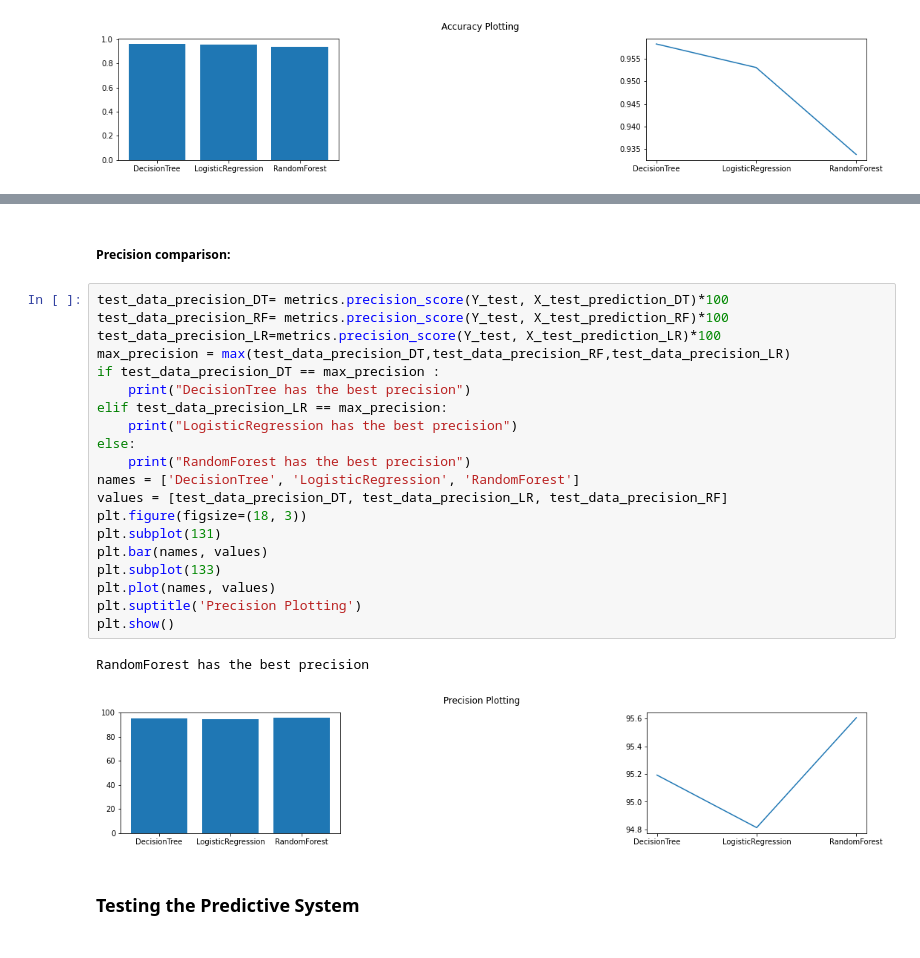
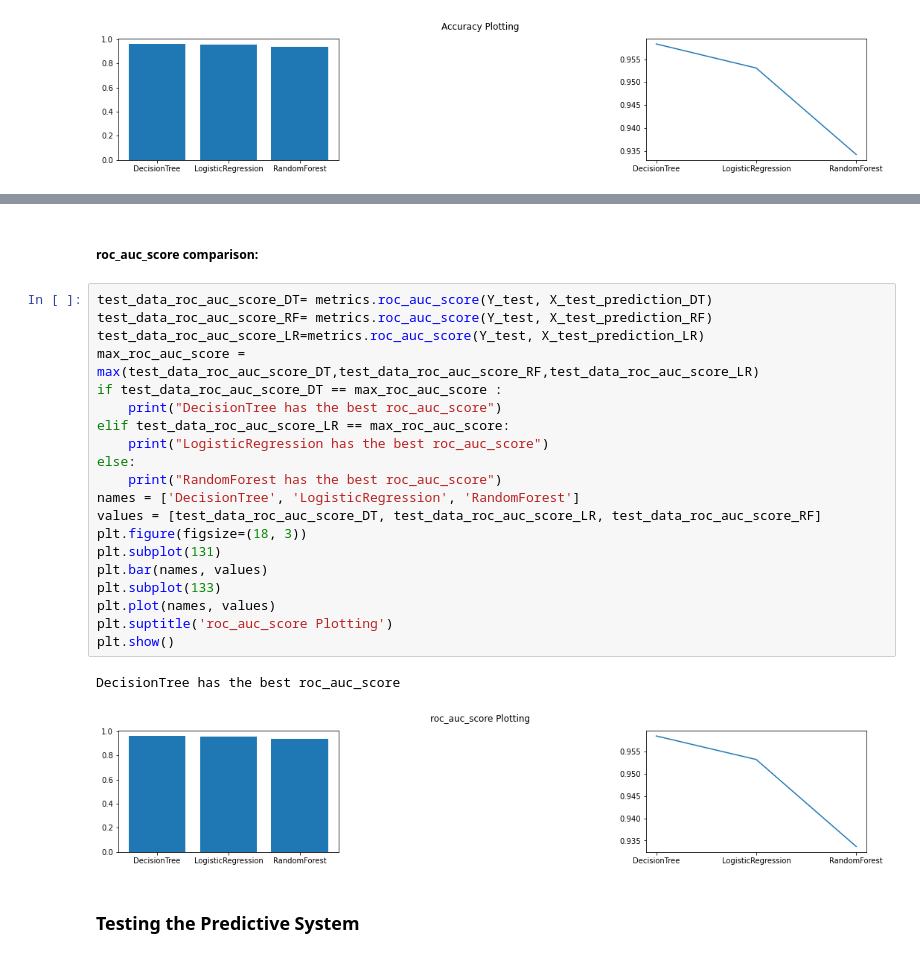
Before and after one commit to mouadelhaddad/SD201, a Jupyter notebook: datamining.ipynb, the cells around one changed output, grey strips where cells are left out. Saved outputs shown, nothing was run; the diff lists cells and outputs as text.

```diff
--- a/datamining.ipynb
+++ b/datamining.ipynb
@@ -401,28 +401,28 @@ DecisionTree has the best recall
 # %% [markdown]
-##### Precision comparison:
+##### roc_auc_score comparison:
 # %%
-test_data_precision_DT= metrics.precision_score(Y_test, X_test_prediction_DT)*100
-test_data_precision_RF= metrics.precision_score(Y_test, X_test_prediction_RF)*100
-test_data_precision_LR=metrics.precision_score(Y_test, X_test_prediction_LR)*100
-max_precision = max(test_data_precision_DT,test_data_precision_RF,test_data_precision_LR)
-if test_data_precision_DT == max_precision :
-    print("DecisionTree has the best precision")
-elif test_data_precision_LR == max_precision:
-    print("LogisticRegression has the best precision")
+test_data_roc_auc_score_DT= metrics.roc_auc_score(Y_test, X_test_prediction_DT)
+test_data_roc_auc_score_RF= metrics.roc_auc_score(Y_test, X_test_prediction_RF)
+test_data_roc_auc_score_LR=metrics.roc_auc_score(Y_test, X_test_prediction_LR)
+max_roc_auc_score = max(test_data_roc_auc_score_DT,test_data_roc_auc_score_RF,test_data_roc_auc_score_LR)
+if test_data_roc_auc_score_DT == max_roc_auc_score :
+    print("DecisionTree has the best roc_auc_score")
+elif test_data_roc_auc_score_LR == max_roc_auc_score:
+    print("LogisticRegression has the best roc_auc_score")
 else:
-    print("RandomForest has the best precision")
+    print("RandomForest has the best roc_auc_score")
 names = ['DecisionTree', 'LogisticRegression', 'RandomForest']
-values = [test_data_precision_DT, test_data_precision_LR, test_data_precision_RF]
+values = [test_data_roc_auc_score_DT, test_data_roc_auc_score_LR, test_data_roc_auc_score_RF]
 plt.figure(figsize=(18, 3))
 plt.subplot(131)
 plt.bar(names, values)
 plt.subplot(133)
 plt.plot(names, values)
-plt.suptitle('Precision Plotting')
+plt.suptitle('roc_auc_score Plotting')
 plt.show()
 # %% [output]
-RandomForest has the best precision
+DecisionTree has the best roc_auc_score
-[figure, old version]
+[figure, new version]
 # %% [markdown]
 ### Testing the Predictive System
 # %%
```
Also changed, not shown: parts of 10 cells of this notebook.
